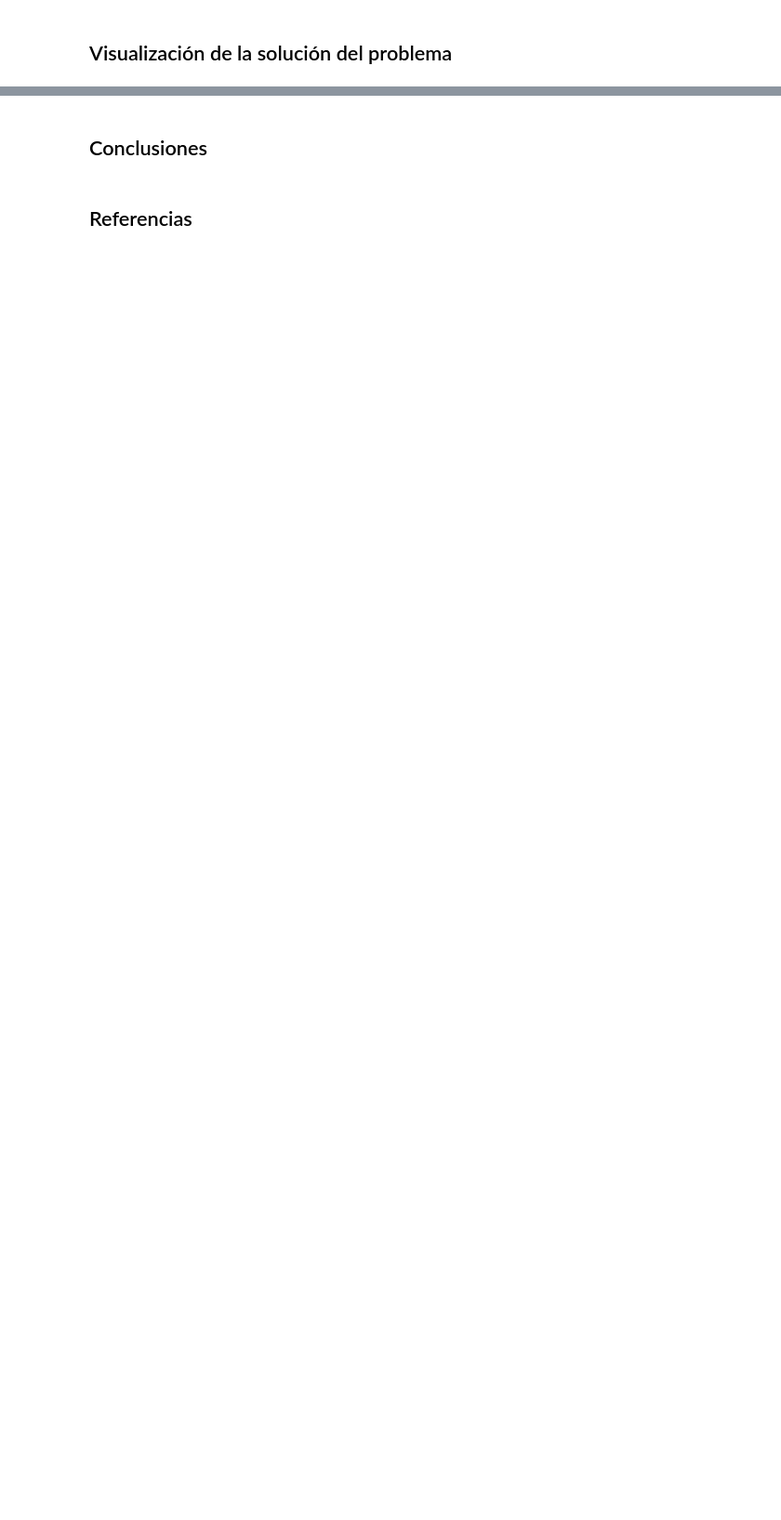
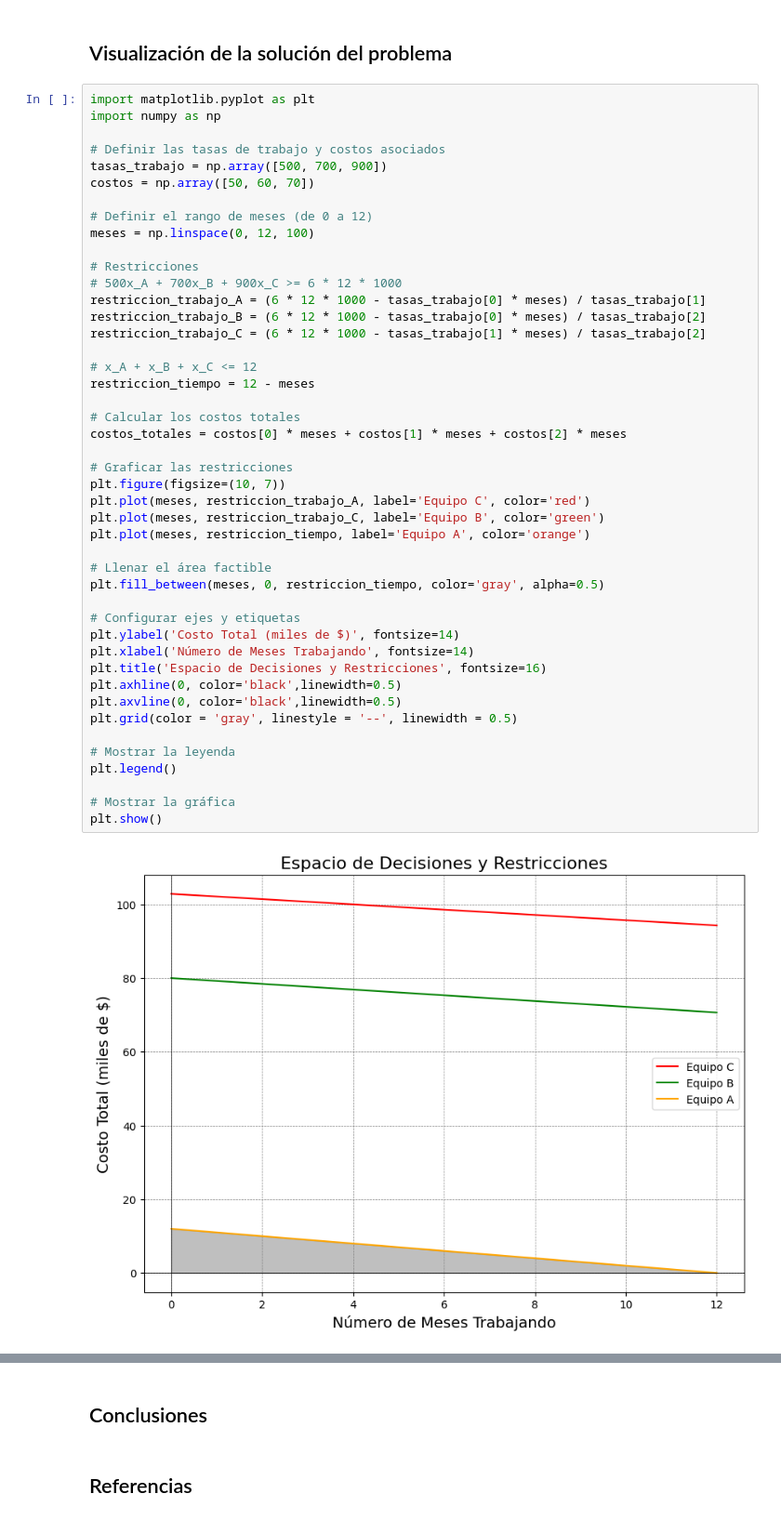
Before and after one commit to Guillermo-Chiw-ITESO/PM1_ChiwO_UrdialesM, a Jupyter notebook: PM1_ChiwO_UrdialesM.ipynb, the cells around one changed output, grey strips where cells are left out. Shown at 93% size. Saved outputs shown, nothing was run; the diff lists cells and outputs as text; blank space fills up the shorter version.

Commit message:
Ejercicios y gráficas, también su solución.

```diff
--- a/PM1_ChiwO_UrdialesM.ipynb
+++ b/PM1_ChiwO_UrdialesM.ipynb
@@ -17,2 +87,49 @@ Buscamos acercarnos a problemáticas diarias encontradas
 # %% [markdown]
 ## Visualización de la solución del problema
+# %%
+import matplotlib.pyplot as plt
+import numpy as np
+
+# Definir las tasas de trabajo y costos asociados
+tasas_trabajo = np.array([500, 700, 900])
+costos = np.array([50, 60, 70])
+
+# Definir el rango de meses (de 0 a 12)
+meses = np.linspace(0, 12, 100)
+
+# Restricciones
+# 500x_A + 700x_B + 900x_C >= 6 * 12 * 1000
+restriccion_trabajo_A = (6 * 12 * 1000 - tasas_trabajo[0] * meses) / tasas_trabajo[1]
+restriccion_trabajo_B = (6 * 12 * 1000 - tasas_trabajo[0] * meses) / tasas_trabajo[2]
+restriccion_trabajo_C = (6 * 12 * 1000 - tasas_trabajo[1] * meses) / tasas_trabajo[2]
+
+# x_A + x_B + x_C <= 12
+restriccion_tiempo = 12 - meses
+
+# Calcular los costos totales
+costos_totales = costos[0] * meses + costos[1] * meses + costos[2] * meses
+
+# Graficar las restricciones
+plt.figure(figsize=(10, 7))
+plt.plot(meses, restriccion_trabajo_A, label='Equipo C', color='red')
+plt.plot(meses, restriccion_trabajo_C, label='Equipo B', color='green')
+plt.plot(meses, restriccion_tiempo, label='Equipo A', color='orange')
+
+# Llenar el área factible
+plt.fill_between(meses, 0, restriccion_tiempo, color='gray', alpha=0.5)
+
+# Configurar ejes y etiquetas
+plt.ylabel('Costo Total (miles de $)', fontsize=14)
+plt.xlabel('Número de Meses Trabajando', fontsize=14)
+plt.title('Espacio de Decisiones y Restricciones', fontsize=16)
+plt.axhline(0, color='black',linewidth=0.5)
+plt.axvline(0, color='black',linewidth=0.5)
+plt.grid(color = 'gray', linestyle = '--', linewidth = 0.5)
+
+# Mostrar la leyenda
+plt.legend()
+
+# Mostrar la gráfica
+plt.show()
+# %% [output]
+[figure, added]
```
Also changed, not shown: parts of 20 cells of this notebook.
